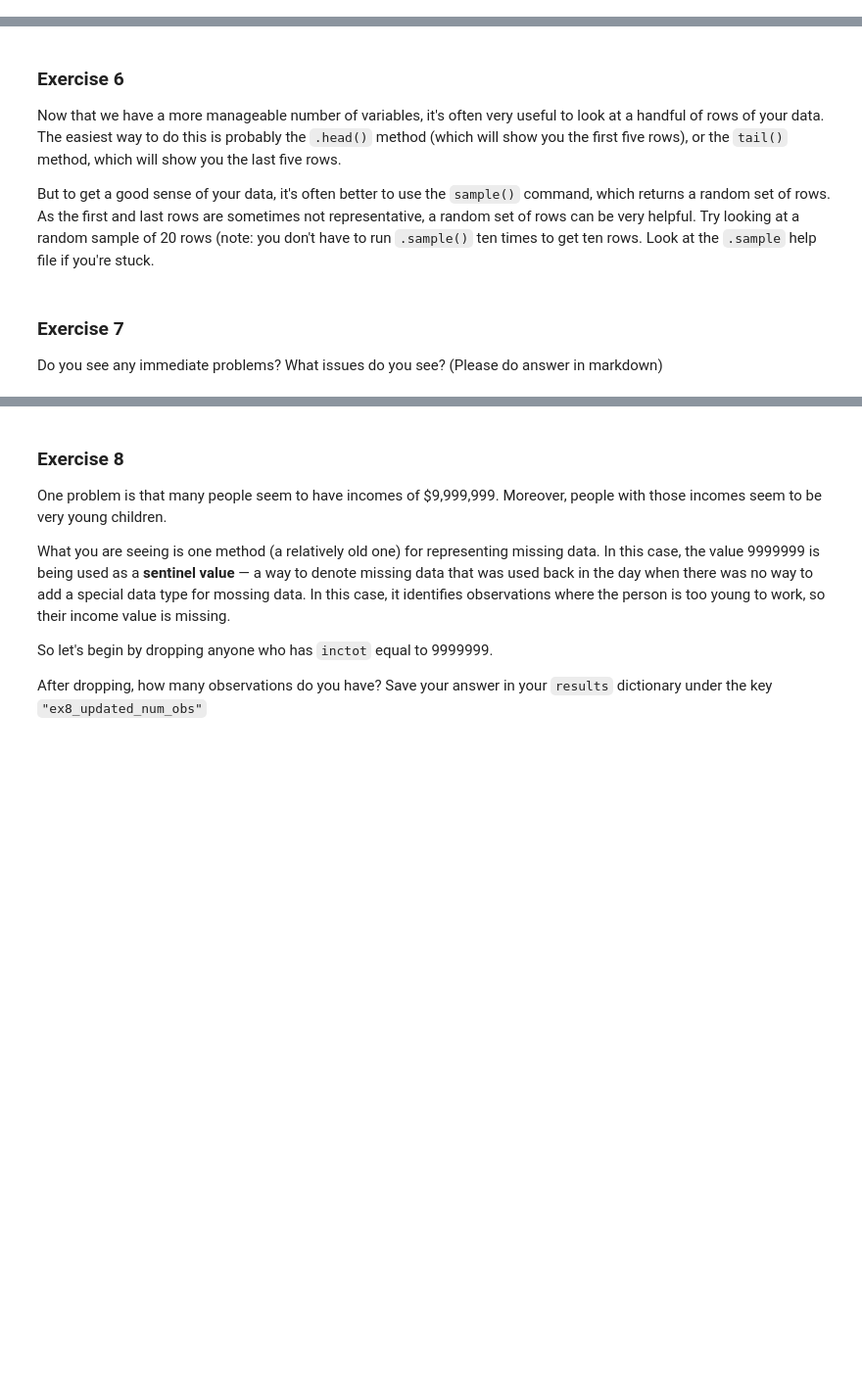
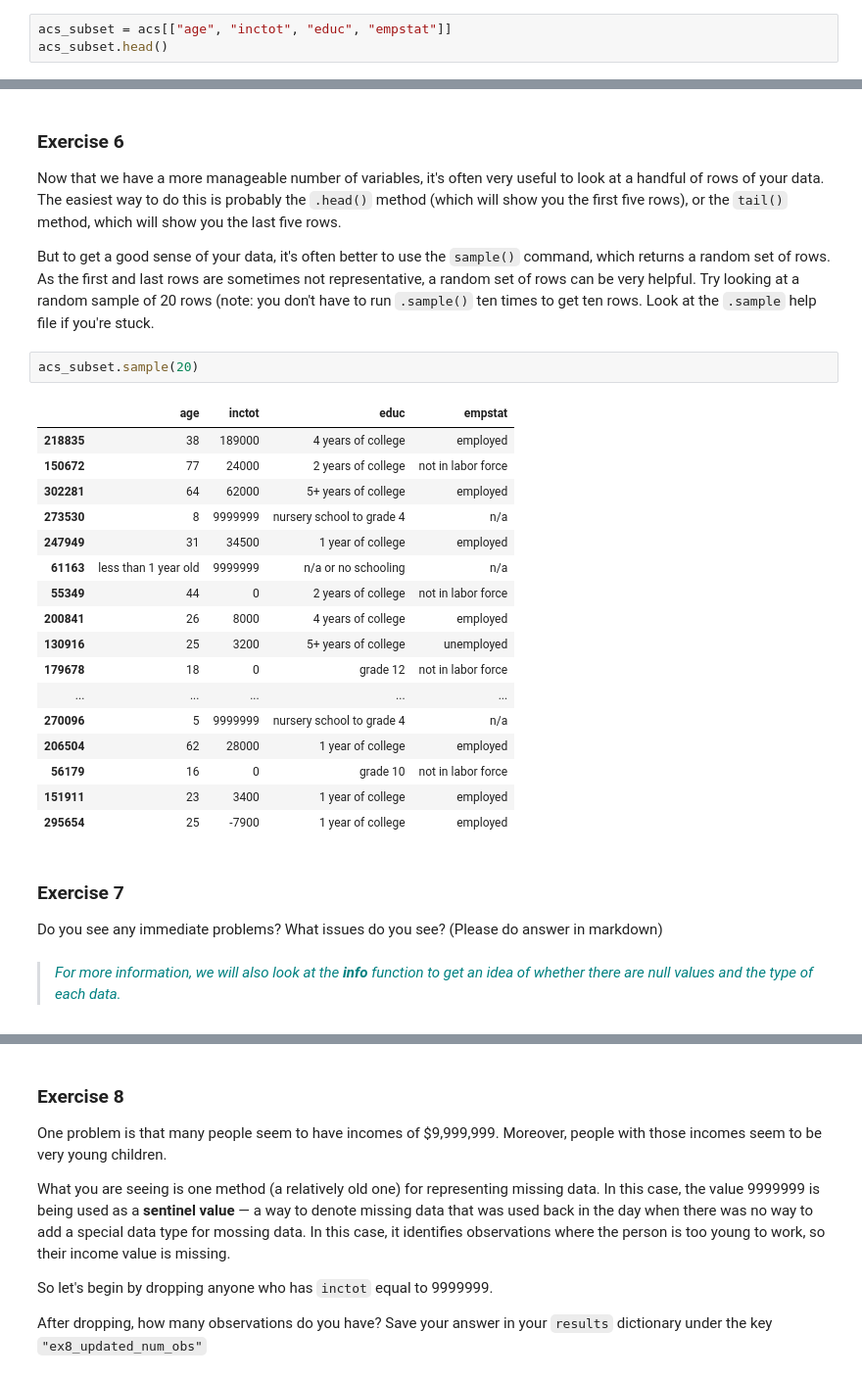
Before and after one commit to BarbaraPFloresRios/IDS720_PracticalDataScience, a Jupyter notebook: 20231003_ExerciseDataframes/Exercise_dataframes.ipynb, the cells around one changed output, grey strips where cells are left out. Shown: that part at 98% size. Saved outputs shown, nothing was run; the diff lists cells and outputs as text; blank space fills up the shorter version.

```diff
--- a/20231003_ExerciseDataframes/Exercise_dataframes.ipynb
+++ b/20231003_ExerciseDataframes/Exercise_dataframes.ipynb
@@ -156,3 +156,6 @@ That's a *lot* of variables, and definitely more than we need. In general, life
 These quantities of interest correspond to the following variables in our data: `age`, `inctot`, `educ`, and `empstat`.
 
 Subset your data to just those variables.
+# %%
+acs_subset = acs[["age", "inctot", "educ", "empstat"]]
+acs_subset.head()
@@ -162,7 +172,29 @@ Subset your data to just those variables.
 Now that we have a more manageable number of variables, it's often very useful to look at a handful of rows of your data. The easiest way to do this is probably the `.head()` method (which will show you the first five rows), or the `tail()` method, which will show you the last five rows.
 
 But to get a good sense of your data, it's often better to use the `sample()` command, which returns a random set of rows. As the first and last rows are sometimes not representative, a random set of rows can be very helpful. Try looking at a random sample of 20 rows (note: you don't have to run `.sample()` ten times to get ten rows. Look at the `.sample` help file if you're stuck.
+# %%
+acs_subset.sample(20)
+# %% [output]
+|  | age | inctot | educ | empstat |
+| 218835 | 38 | 189000 | 4 years of college | employed |
+| 150672 | 77 | 24000 | 2 years of college | not in labor force |
+| 302281 | 64 | 62000 | 5+ years of college | employed |
+| 273530 | 8 | 9999999 | nursery school to grade 4 | n/a |
+| 247949 | 31 | 34500 | 1 year of college | employed |
+| 61163 | less than 1 year old | 9999999 | n/a or no schooling | n/a |
+| 55349 | 44 | 0 | 2 years of college | not in labor force |
+| 200841 | 26 | 8000 | 4 years of college | employed |
+| 130916 | 25 | 3200 | 5+ years of college | unemployed |
+| 179678 | 18 | 0 | grade 12 | not in labor force |
+| ... | ... | ... | ... | ... |
+| 270096 | 5 | 9999999 | nursery school to grade 4 | n/a |
+| 206504 | 62 | 28000 | 1 year of college | employed |
+| 56179 | 16 | 0 | grade 10 | not in labor force |
+| 151911 | 23 | 3400 | 1 year of college | employed |
+| 295654 | 25 | -7900 | 1 year of college | employed |
 # %% [markdown]
 ### Exercise 7
 
 Do you see any immediate problems? What issues do you see? (Please do answer in markdown)
+# %% [markdown]
+><span style="color: #008080">*For more information, we will also look at the **info** function to get an idea of whether there are null values and the type of each data.*</span>
```
Also changed, not shown: parts of 6 cells of this notebook.
